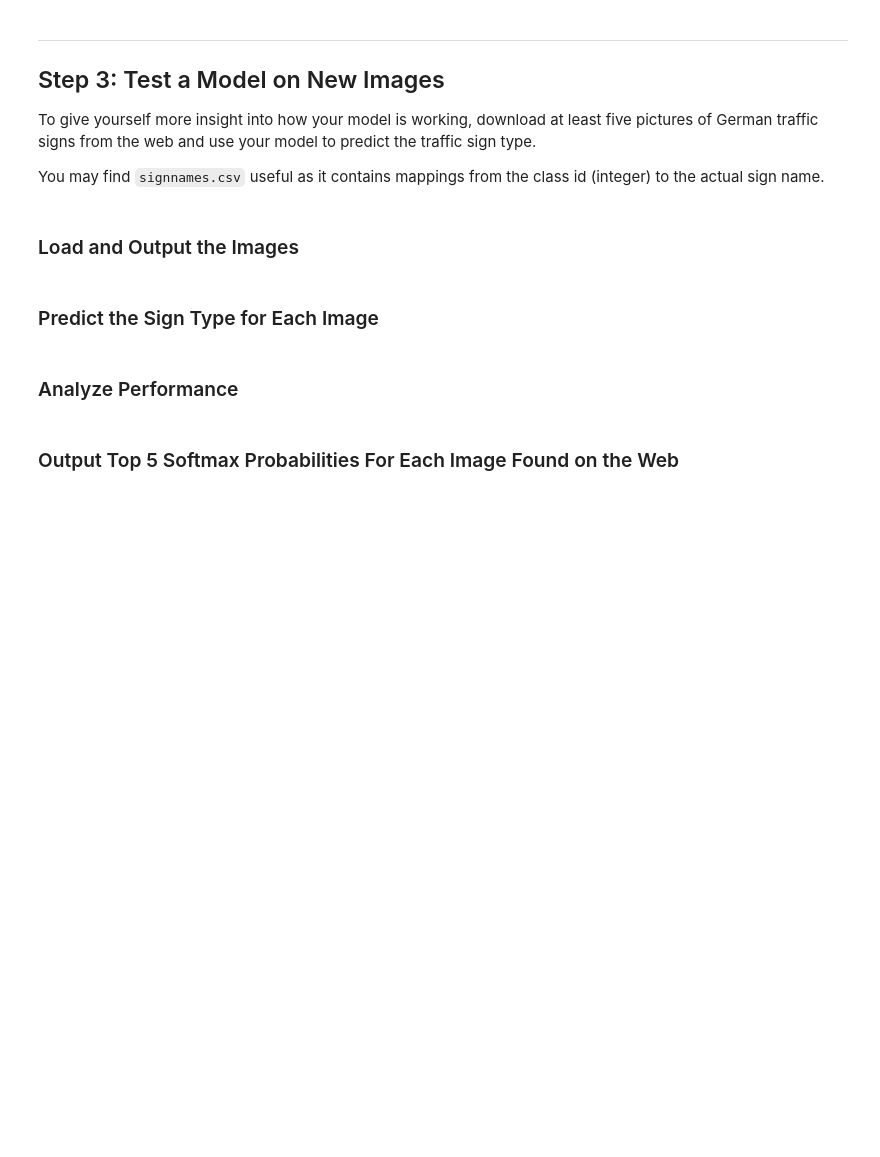
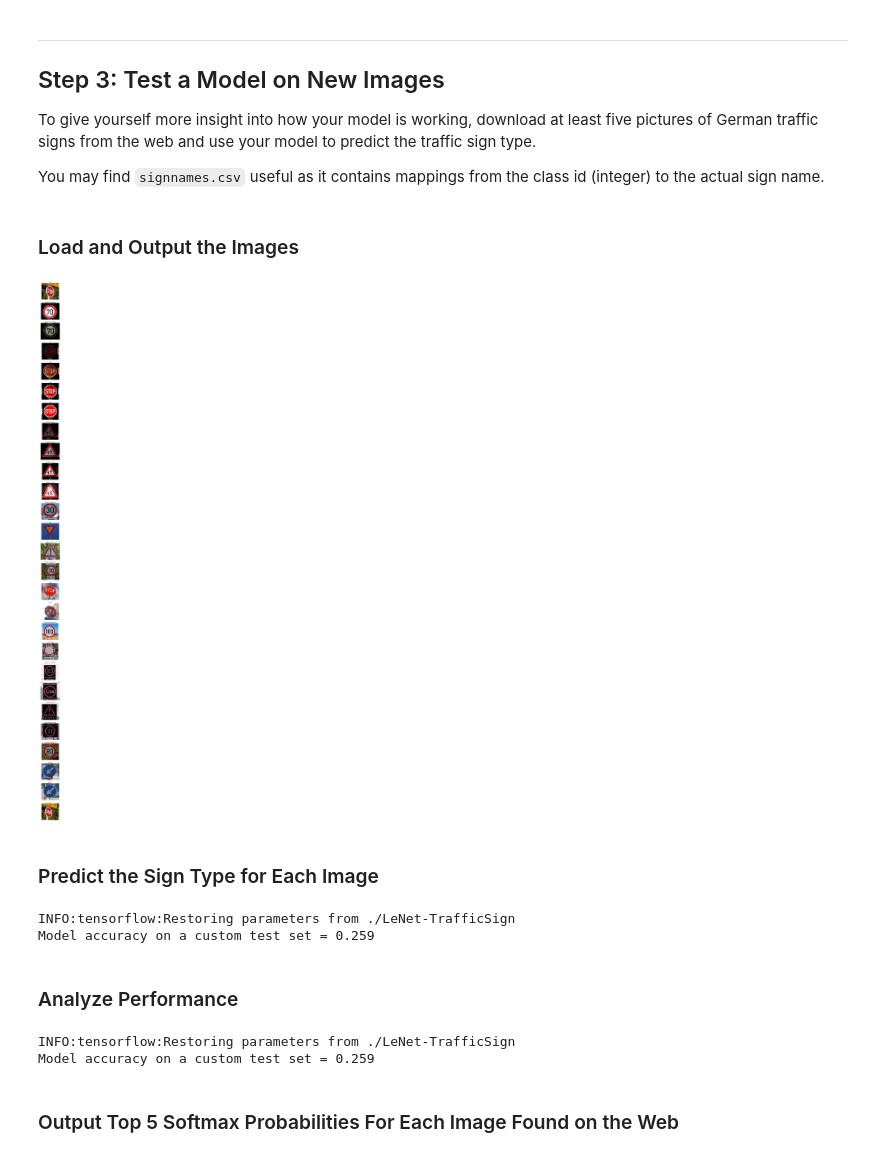
Before and after one commit to AlbertSadovnikov/CarND-Traffic-Sign-Classifier-Project, a Jupyter notebook: Traffic_Sign_Classifier.ipynb, the cells around one changed output. Cells and saved outputs as stored; diff of their text form; code cells hidden in the pictures; blank space fills up the shorter version.

```diff
--- a/Traffic_Sign_Classifier.ipynb
+++ b/Traffic_Sign_Classifier.ipynb
@@ -312,14 +310,58 @@ You may find `signnames.csv` useful as it contains mappings from the class id (i
+# %%
+import cv2
+import os
+
+test_table = pd.read_csv('images/gt.csv')
+n_test_samples = len(test_table)
+X_test_2 = np.zeros((n_test_samples, 32, 32, 3), dtype=np.uint8)
+y_test_2 = test_table['ClassId'].values.astype(np.uint8)
+
+f, ax = plt.subplots(n_test_samples, 1, figsize=(20, 120))
+
+for idx, row in test_table.iterrows():
+    img_original = cv2.cvtColor(cv2.imread(os.path.join('images', row['File']), cv2.IMREAD_COLOR), cv2.COLOR_BGR2RGB)
+    ax[idx].imshow(img_original)
+    ax[idx].set_axis_off()
+    ax[idx].set_title(class_names.loc[row['ClassId']]['SignName'])
+    img_resized = cv2.resize(img_original, (32, 32))
+    X_test_2[idx, :, :, :] = img_resized
+# %% [output]
+[figure, added]
 # %% [markdown]
 ### Predict the Sign Type for Each Image
 # %%
 ### Run the predictions here and use the model to output the prediction for each image.
 ### Make sure to pre-process the images with the same pre-processing pipeline used earlier.
 ### Feel free to use as many code cells as needed.
+
+X_test_2_pp = preprocess(X_test_2)
+
+with tf.Session() as sess:
+    # Restore variables from disk.
+    saver.restore(sess, './LeNet-TrafficSign')
+
+    # evaluate on test set
+    test_2_accuracy = evaluate(X_test_2_pp, y_test_2)
+    print('Model accuracy on a custom test set = %.3f' % test_2_accuracy)
+# %% [output]
+INFO:tensorflow:Restoring parameters from ./LeNet-TrafficSign
+Model accuracy on a custom test set = 0.259
 # %% [markdown]
 ### Analyze Performance
 # %%
 ### Calculate the accuracy for these 5 new images.
 ### For example, if the model predicted 1 out of 5 signs correctly, it's 20% accurate on these new images.
+
+with tf.Session() as sess:
+    # Restore variables from disk.
+    saver.restore(sess, './LeNet-TrafficSign')
+
+    # evaluate on test set
+    test_2_accuracy = evaluate(X_test_2_pp, y_test_2)
+    print('Model accuracy on a custom test set = %.3f' % test_2_accuracy)
+# %% [output]
+INFO:tensorflow:Restoring parameters from ./LeNet-TrafficSign
+Model accuracy on a custom test set = 0.259
 # %% [markdown]
 ### Output Top 5 Softmax Probabilities For Each Image Found on the Web
 # %% [markdown]
```
Also changed, not shown: parts of 5 cells of this notebook, 34 other files.
